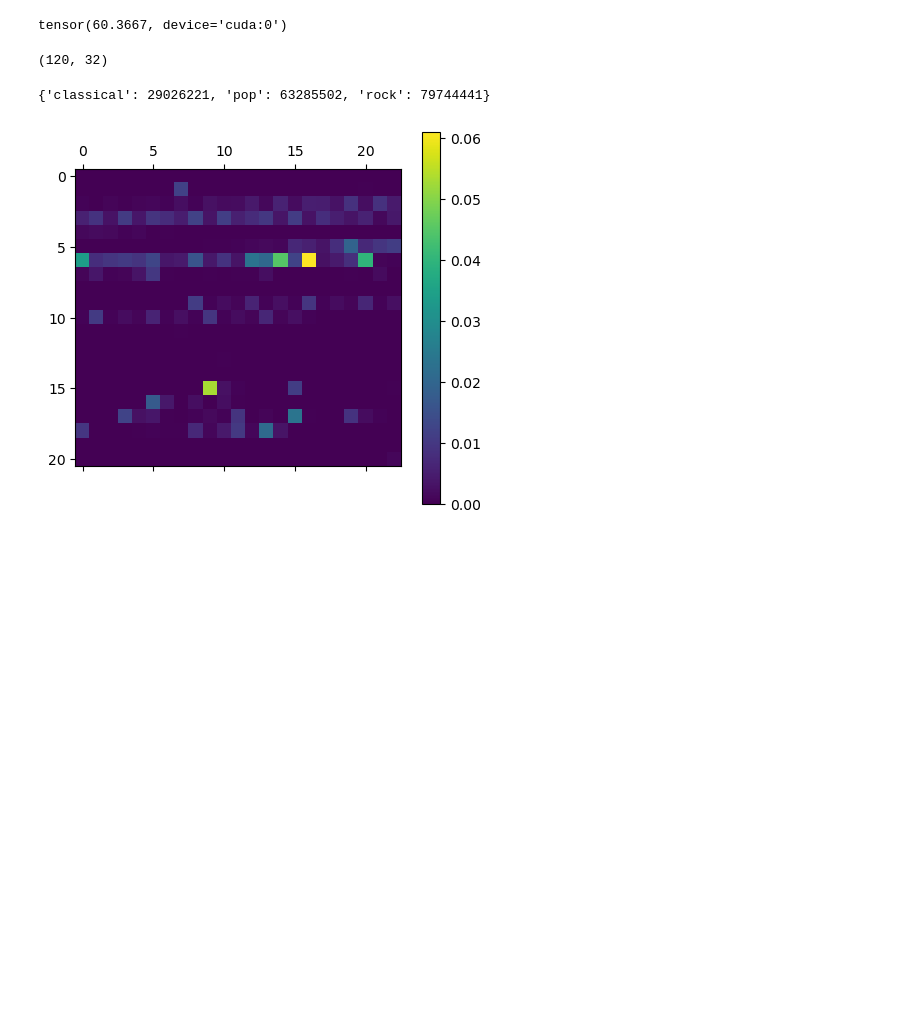
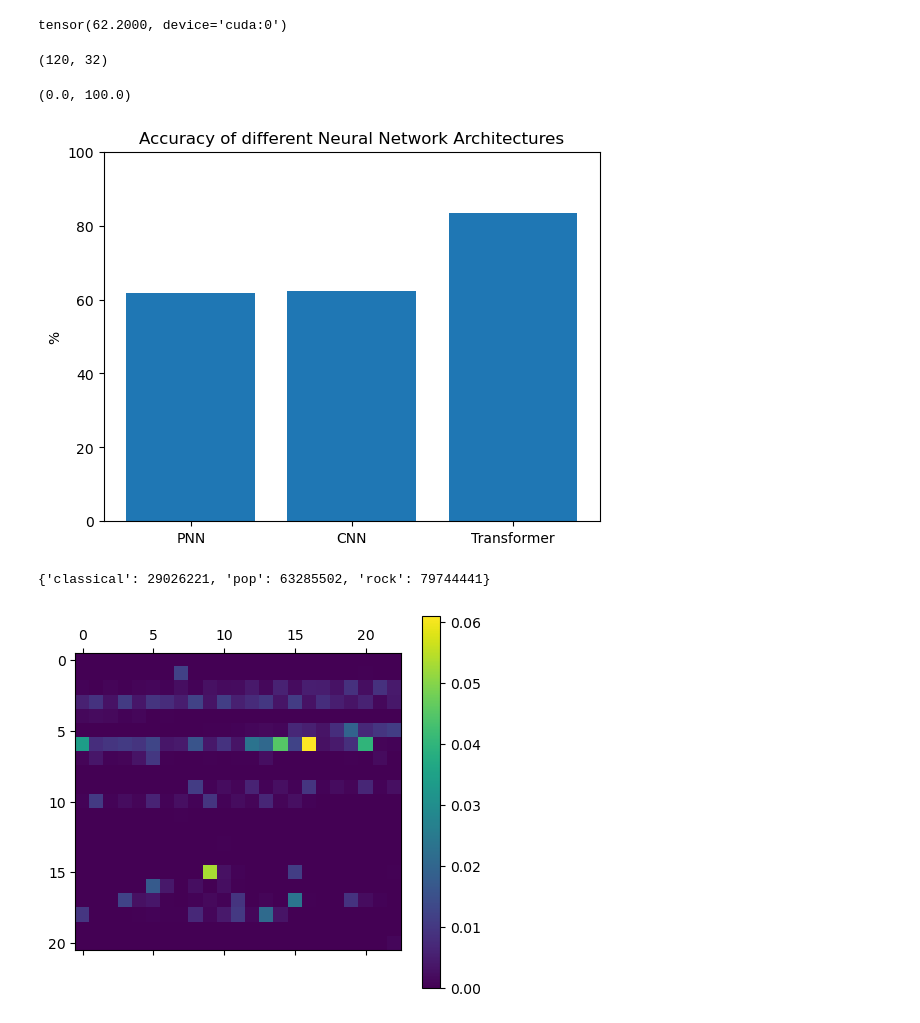
Before and after one commit to edel-david/transformer_from_scratch, a Jupyter notebook: models/GoePT/no_transformer_comparison.ipynb, the cells around one changed output. Drawn from its saved outputs; the diff is of its cells as text; code cells hidden in the pictures; blank space fills up the shorter version.

```diff
--- a/models/GoePT/no_transformer_comparison.ipynb
+++ b/models/GoePT/no_transformer_comparison.ipynb
@@ -100,3 +101,5 @@ tensor(53.6333, device='cuda:0')
+# %%
+pnn_accuracy = hits/total_preds * 100
 # %%
 # REDifine if you want to change the context_length for example
 from dataset import Dataset,Track
@@ -134,7 +139,6 @@ class ConvNN(nn.Module):
             nn.MaxPool1d(2,2),
             nn.Conv1d(64,128,3,1),
             nn.Conv1d(128,256,10),
-            #  mat1 and mat2 shapes cannot be multiplied (30720x17 and 256x1024)
             nn.Flatten(),
             nn.Linear(256, 1024),
             nn.ReLU(),
@@ -149,19 +153,20 @@ class ConvNN(nn.Module):
         return logits
 
 
-model = ConvNN(context_length, 3).to(device="cuda")
+c_model = ConvNN(context_length, 3).to(device="cuda")
 # %%
-optim = torch.optim.AdamW(model.parameters(),lr=1e-6)
-for iteration in range(50_000):
-    batch= get_batch("train")
-    x,y = batch
-    x=torch.tensor(x,device="cuda",dtype=torch.float32).reshape((batch_size,1,context_length))
-    y=torch.tensor(y,device="cuda")
-    logits = model.forward(x)
-    loss = nn.functional.cross_entropy(logits,y)
-    model.zero_grad()
-    loss.backward()
-    optim.step()
-    if iteration % 100 == 0:
-        print(f"iteration: {iteration} and loss: {loss.item()}")
+for lr in [1e-4,1e-5,1e-6]:
+    optim = torch.optim.AdamW(c_model.parameters(),lr=lr)
+    for iteration in range(5000):
+        batch= get_batch("train")
+        x,y = batch
+        x=torch.tensor(x,device="cuda",dtype=torch.float32).reshape((batch_size,1,context_length))
+        y=torch.tensor(y,device="cuda")
+        logits = c_model.forward(x)
+        loss = nn.functional.cross_entropy(logits,y)
+        c_model.zero_grad()
+        loss.backward()
+        optim.step()
+        if iteration % 100 == 0:
+            print(f"iteration: {iteration} and loss: {loss.item()}")
 # %% [output]
@@ -190,20 +195,32 @@ with torch.no_grad():
         x, y = get_batch("val")
         x = torch.tensor(x,device="cuda",dtype=torch.float32).reshape((batch_size,1,context_length))
         y = torch.tensor(y,device="cuda")
-        logits = model.forward(x)
+        logits = c_model.forward(x)
         model_preds = logits.argmax(-1)
         hits+=((model_preds==y).sum())
 total_preds = val_iters * batch_size
-print(hits/total_preds * 100)# give percentage
+cnn_accuracy = hits/total_preds * 100
+print(cnn_accuracy)# give percentage
 
 # ca 60% with context len 32
 # %% [output]
-tensor(60.3667, device='cuda:0')
+tensor(62.2000, device='cuda:0')
 # %%
 x, y = get_batch("val")
 print(x.shape)
 # %% [output]
 (120, 32)
+# %%
+# plot cnn, pnn and transformer.
+transformer_accuracy = 83.3833 # from a run
+import matplotlib.pyplot as plt
+plt.bar(["PNN","CNN","Transformer"],[pnn_accuracy.item(),cnn_accuracy.item(),transformer_accuracy])
+plt.title("Accuracy of different Neural Network Architectures")
+plt.ylabel("%")
+plt.ylim(0,100)
+# %% [output]
+(0.0, 100.0)
+[figure, added]
 # %%
 import matplotlib.pyplot as plt
 import os
```
Also changed, not shown: parts of 4 cells of this notebook, 4 other files.
